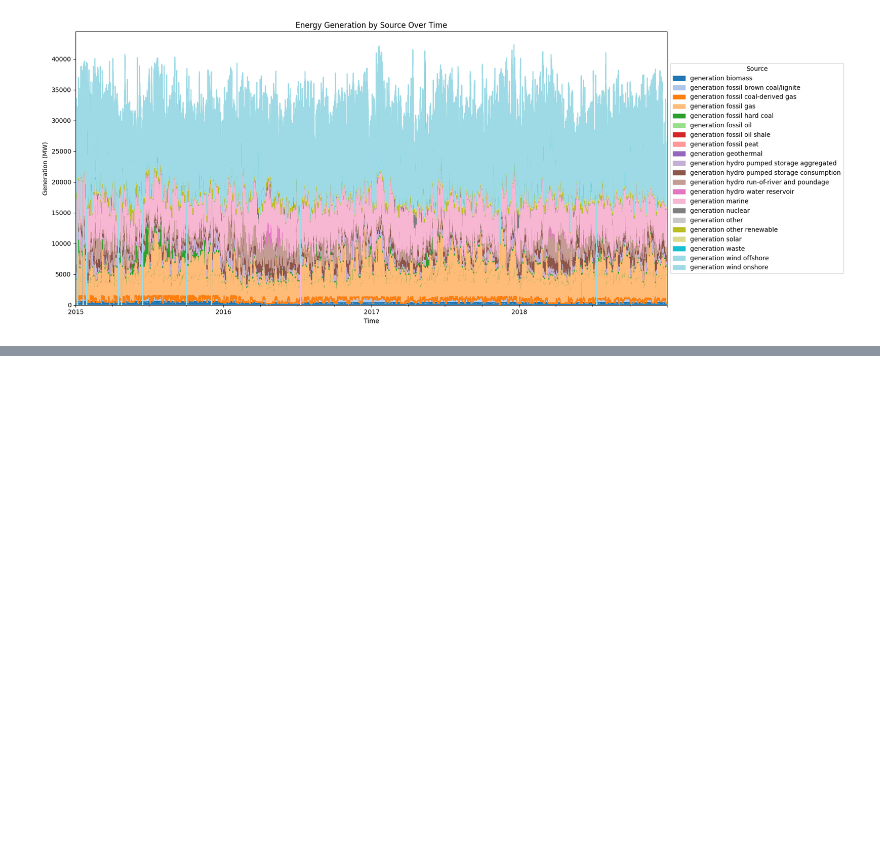
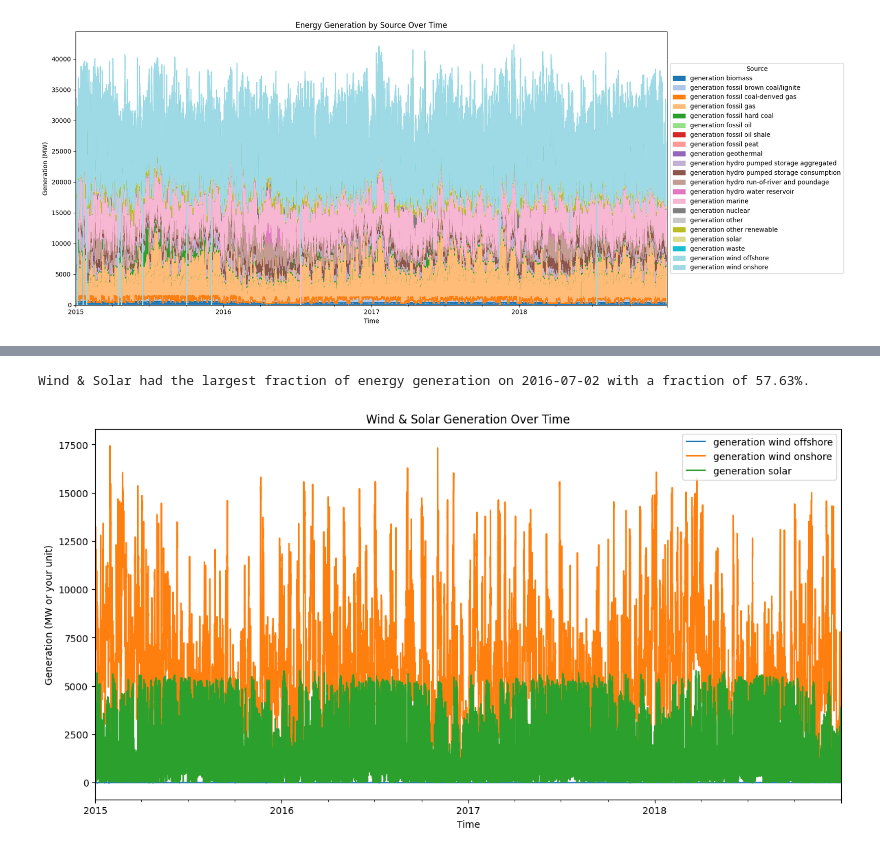
Before and after one commit to zoemcbride/energy-data-lab, a Jupyter notebook: spanish_energy_data_weather_analysis.ipynb, the cells around one changed output, grey strips where cells are left out. Cells and saved outputs as stored; diff of their text form; code cells hidden in the pictures; blank space fills up the shorter version.

```diff
--- a/spanish_energy_data_weather_analysis.ipynb
+++ b/spanish_energy_data_weather_analysis.ipynb
@@ -98,0 +185,17 @@ plt.show()
+# %%
+total_generation = energy_sources_grouped.sum(axis=1)
+wind_solar = energy_sources_grouped["Wind & Solar"]
+fraction_wind_solar = wind_solar / total_generation
+dominant_time = fraction_wind_solar.idxmax()
+
+print(f"Wind & Solar had the largest fraction of energy generation on {dominant_time.strftime('%Y-%m-%d')} with a fraction of {fraction_wind_solar[dominant_time]:.2%}.")
+# %% [output]
+Wind & Solar had the largest fraction of energy generation on 2016-07-02 with a fraction of 57.63%.
+# %%
+wind_and_solar_separate.plot(figsize=(14, 7))
+plt.title("Wind & Solar Generation Over Time")
+plt.ylabel("Generation (MW or your unit)")
+plt.xlabel("Time")
+plt.show()
+# %% [output]
+[figure, added]
```
Also changed, not shown: parts of 11 cells of this notebook.
